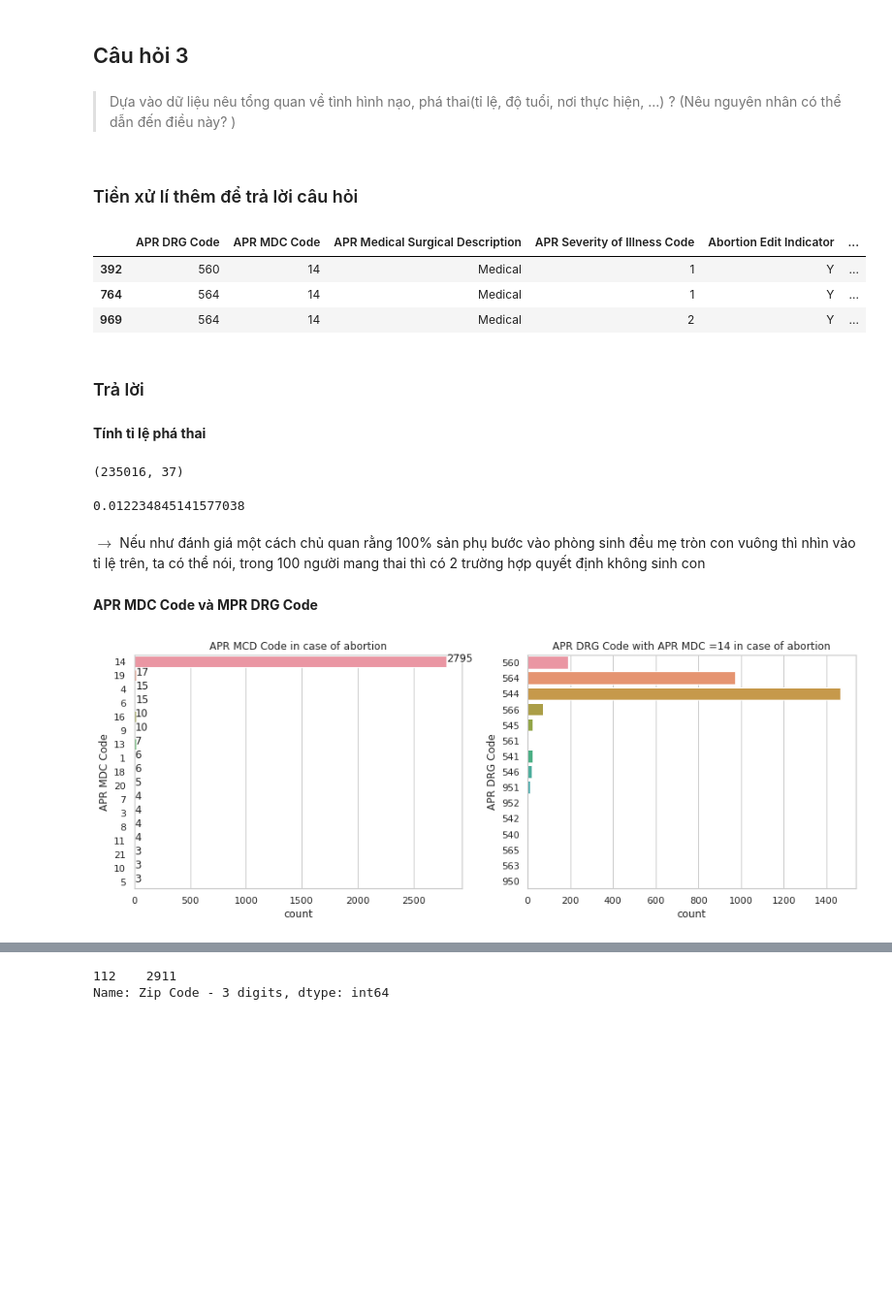
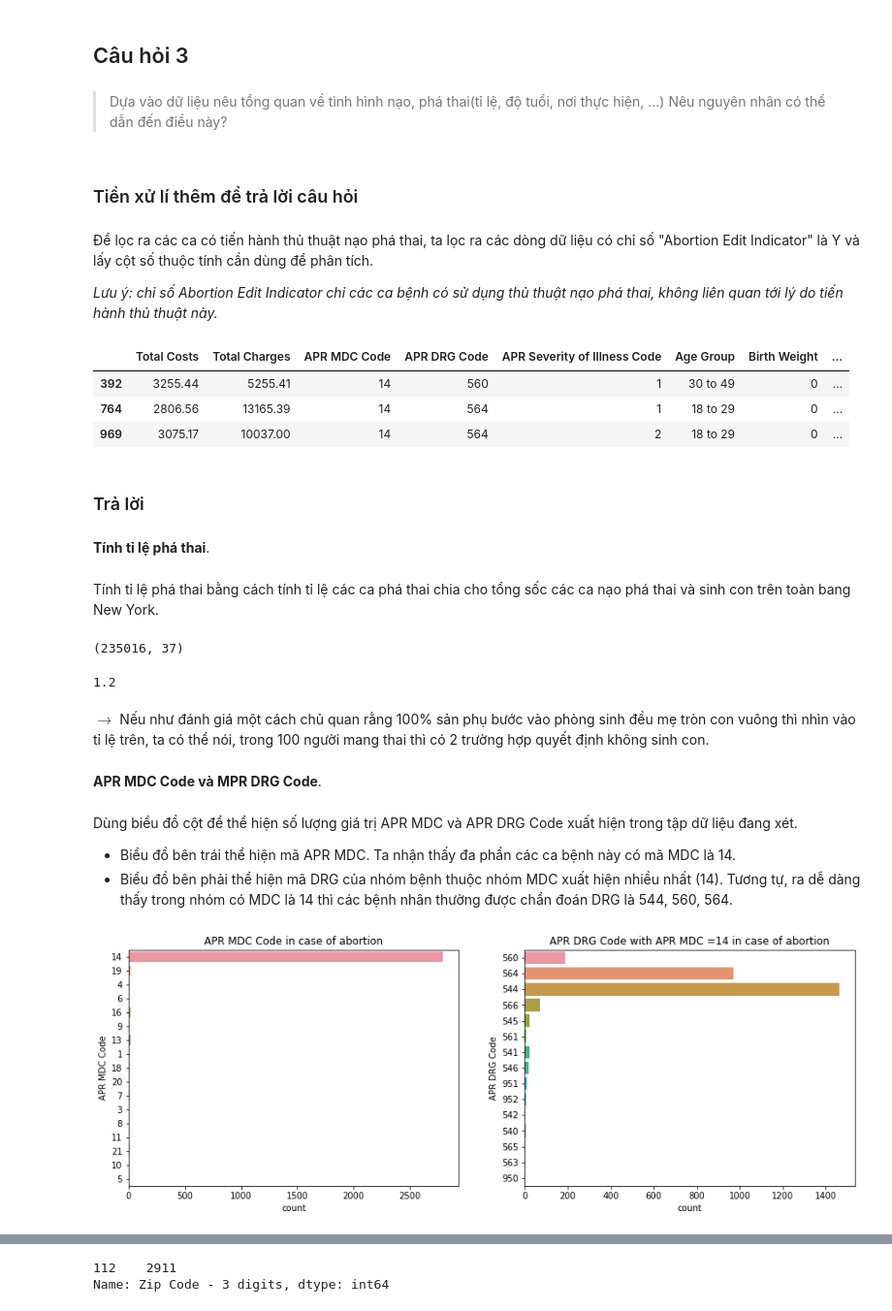
Before and after one commit to viplazylmht/P4DS_final, a Jupyter notebook: P4DS_Final.ipynb, the cells around one changed output, grey strips where cells are left out. Shown: that part at 97% size. Cells and saved outputs as stored; diff of their text form; code cells hidden in the pictures; blank space fills up the shorter version.

```diff
--- a/P4DS_Final.ipynb
+++ b/P4DS_Final.ipynb
@@ -36,7 +36,6 @@ import pandas as pd
 import matplotlib.pyplot as plt
 import scipy.stats
 import seaborn as sns
-sns.set_theme(style="whitegrid")
 
 import warnings
 warnings.simplefilter(action='ignore')
@@ -439,16 +438,21 @@ $\rightarrow$ Dữ liệu không còn chứa các thuộc tính bị khuyết.
 # %% [markdown]
 ## Câu hỏi 3
 # %% [markdown]
->Dựa vào dữ liệu nêu tổng quan về tình hình nạo, phá thai(tỉ lệ, độ tuổi, nơi thực hiện, ...) ? (Nêu nguyên nhân có thể dẫn đến điều này? )
+>Dựa vào dữ liệu nêu tổng quan về tình hình nạo, phá thai(tỉ lệ, độ tuổi, nơi thực hiện, ...) Nêu nguyên nhân có thể dẫn đến điều này?
 # %% [markdown]
 ### Tiền xử lí thêm để trả lời câu hỏi
-# %%
-abortion_df = data.loc[data['Abortion Edit Indicator'] == 'Y']
-abortion_df.head(3)
-# %% [output]
-|  | APR DRG Code | APR MDC Code | APR Medical Surgical Description | APR Severity of Illness Code | Abortion Edit Indicator | ... |
-| 392 | 560 | 14 | Medical | 1 | Y | ... |
-| 764 | 564 | 14 | Medical | 1 | Y | ... |
-| 969 | 564 | 14 | Medical | 2 | Y | ... |
+# %% [markdown]
+Để lọc ra các ca có tiến hành thủ thuật nạo phá thai, ta lọc ra các dòng dữ liệu có chỉ số "Abortion Edit Indicator" là Y và lấy cột số thuộc tính cần dùng để phân tích.
+
+*Lưu ý: chỉ số Abortion Edit Indicator chỉ các ca bệnh có sử dụng thủ thuật nạo phá thai, không liên quan tới lý do tiến hành thủ thuật này.*
+# %%
+cols = ['Total Costs', 'Total Charges', 'APR MDC Code', 'APR DRG Code', 'APR Severity of Illness Code', 'Age Group', 'Birth Weight', 'Length of Stay', 'Type of Admission', 'Zip Code - 3 digits', 'Emergency Department Indicator']
+abortion_df = data.loc[data['Abortion Edit Indicator'] == 'Y', (cols)]
+abortion_df.head(3)
+# %% [output]
+|  | Total Costs | Total Charges | APR MDC Code | APR DRG Code | APR Severity of Illness Code | Age Group | Birth Weight | ... |
+| 392 | 3255.44 | 5255.41 | 14 | 560 | 1 | 30 to 49 | 0 | ... |
+| 764 | 2806.56 | 13165.39 | 14 | 564 | 1 | 18 to 29 | 0 | ... |
+| 969 | 3075.17 | 10037.00 | 14 | 564 | 2 | 18 to 29 | 0 | ... |
 # %% [markdown]
 ### Trả lời
@@ -458,29 +459,41 @@ abortion_df.head(3)
 # %% [markdown]
-**Tính tỉ lệ phá thai**
+**Tính tỉ lệ phá thai**.
+# %% [markdown]
+Tính tỉ lệ phá thai bằng cách tính tỉ lệ các ca phá thai chia cho tổng sốc các ca nạo phá thai và sinh con trên toàn bang New York.
 # %%
 new_born = df.loc[df['Birth Weight'] > 0]
 new_born.shape
 # %% [output]
 (235016, 37)
 # %%
-abortion_df.shape[0]/ (new_born.shape[0]+ abortion_df.shape[0])
+r = abortion_df.shape[0]/ (new_born.shape[0]+ abortion_df.shape[0])
+r = round(r, 3)*100
+r
 # %% [output]
-0.012234845141577038
+1.2
 # %% [markdown]
-$\rightarrow $ Nếu như đánh giá một cách chủ quan rằng 100% sản phụ bước vào phòng sinh đều mẹ tròn con vuông thì nhìn vào tỉ lệ trên, ta có thể nói, trong 100 người mang thai thì có 2 trường hợp quyết định không sinh con
+$\rightarrow $ Nếu như đánh giá một cách chủ quan rằng 100% sản phụ bước vào phòng sinh đều mẹ tròn con vuông thì nhìn vào tỉ lệ trên, ta có thể nói, trong 100 người mang thai thì có 2 trường hợp quyết định không sinh con.
 # %% [markdown]
-**APR MDC Code và MPR DRG Code**
+**APR MDC Code và MPR DRG Code**.
+# %% [markdown]
+Dùng biểu đồ cột để thể hiện số lượng giá trị APR MDC và APR DRG Code xuất hiện trong tập dữ liệu đang xét.
+- Biểu đồ bên trái thể hiện mã APR MDC. Ta nhận thấy đa phần các ca bệnh này có mã MDC là 14.
+- Biểu đồ bên phải thể hiện mã DRG của nhóm bệnh thuộc nhóm MDC xuất hiện nhiều nhất (14). Tương tự, ra dễ dàng thấy trong nhóm có MDC là 14 thì các bệnh nhân thường được chẩn đoán DRG là 544, 560, 564.
 # %%
 fig, axs = plt.subplots(1,2, figsize=(15,5))
 sns.countplot(data = abortion_df, y = 'APR MDC Code', orient='v', ax=axs[0])
 
-for index, value in enumerate(abortion_df['APR MDC Code'].value_counts()):
-    axs[0].text(value, index, str(value))
+# for index, value in enumerate(abortion_df['APR MDC Code'].value_counts()):
+#     axs[0].text(value, index, str(value))
 
 axs[0].title.set_text('APR MDC Code in case of abortion')
 sns.countplot(data = abortion_df.loc[abortion_df['APR MDC Code']=='14'], y = 'APR DRG Code', ax = axs[1])
+
+# for index, value in enumerate(abortion_df.loc[abortion_df['APR MDC Code']=='14', 'APR DRG Code'].value_counts()):
+#     axs[1].text(value, index, str(value))
+
 axs[1].title.set_text('APR DRG Code with APR MDC =14 in case of abortion')
 plt.show()
 # %% [output]
-[figure, old version]
+[figure, new version]
 # %% [markdown]
```
Also changed, not shown: parts of 23 cells of this notebook, 1 other file.
